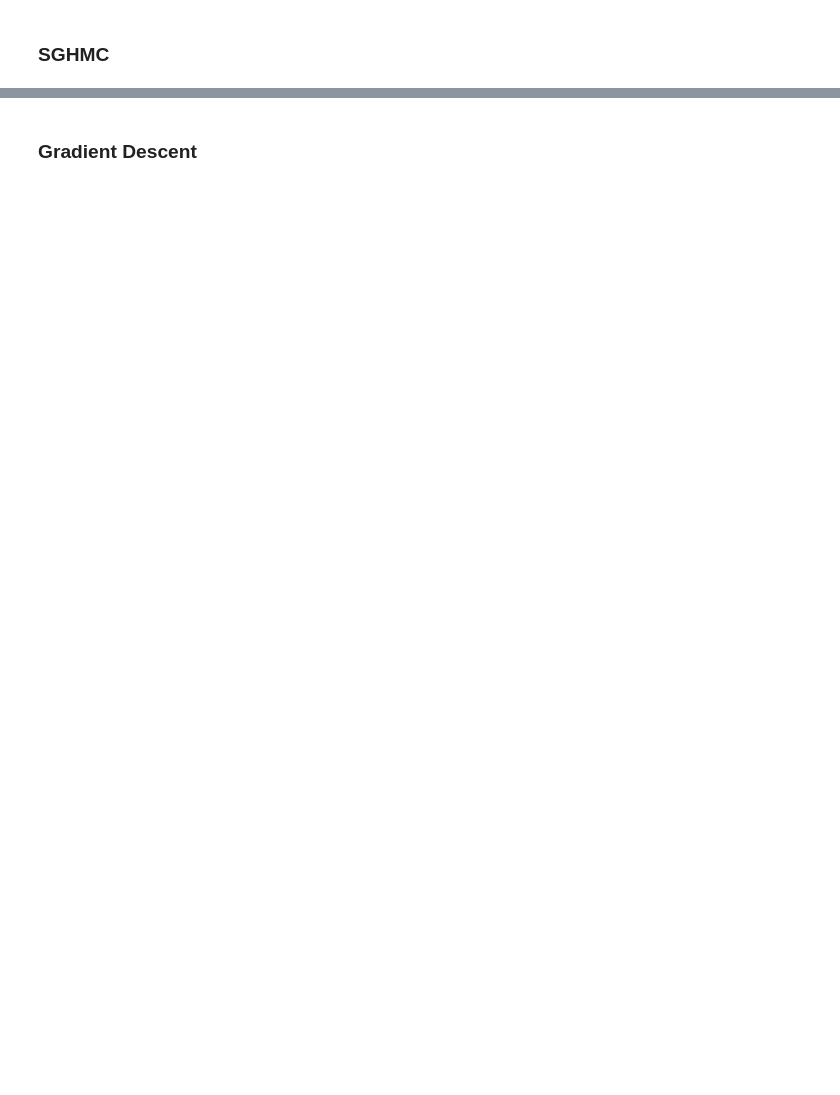
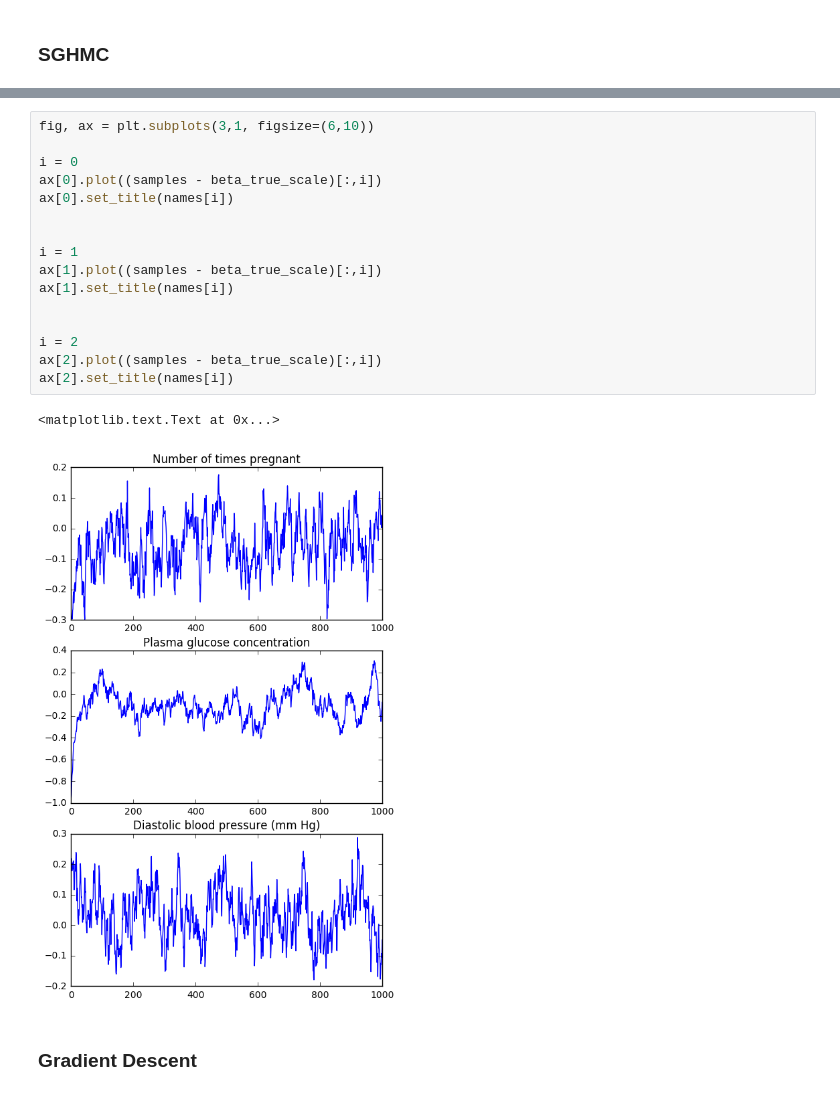
Before and after one commit to gldmt-duke/CokerAmitaiSGHMC, a Jupyter notebook: logistic_regression/logistic_regression_pima.ipynb, the cells around one changed output, grey strips where cells are left out. Drawn from its saved outputs; the diff is of its cells as text; blank space fills up the shorter version.

```diff
--- a/logistic_regression/logistic_regression_pima.ipynb
+++ b/logistic_regression/logistic_regression_pima.ipynb
@@ -250,3 +134,22 @@ plt.show()
+# %%
+fig, ax = plt.subplots(3,1, figsize=(6,10))
+
+i = 0
+ax[0].plot((samples - beta_true_scale)[:,i])
+ax[0].set_title(names[i])
+
+
+i = 1
+ax[1].plot((samples - beta_true_scale)[:,i])
+ax[1].set_title(names[i])
+
+
+i = 2
+ax[2].plot((samples - beta_true_scale)[:,i])
+ax[2].set_title(names[i])
+# %% [output]
+<matplotlib.text.Text at 0x...>
+[figure, added]
 # %% [markdown]
 ### Gradient Descent
 # %%
```
Also changed, not shown: parts of 17 cells of this notebook, 2 other files.
